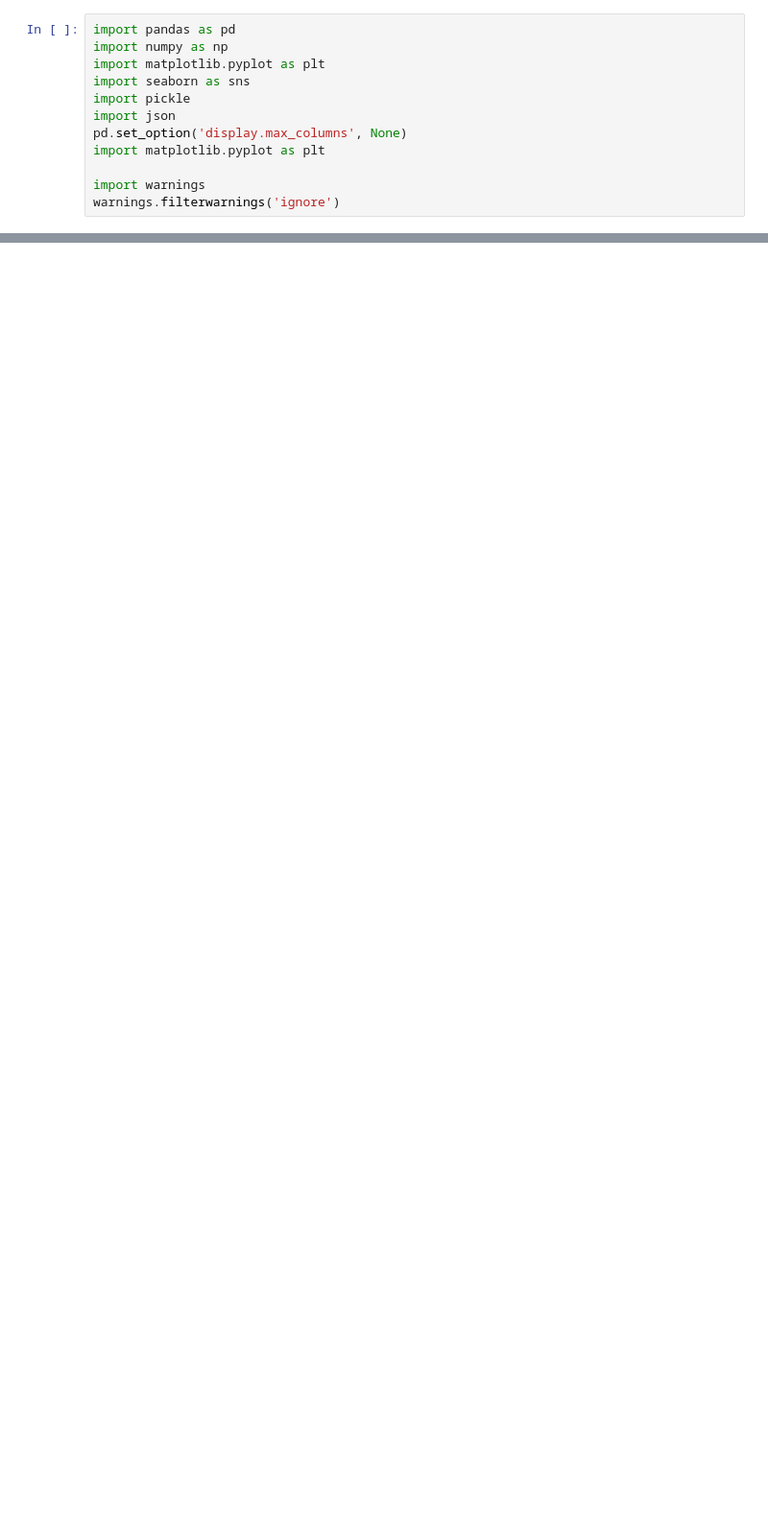
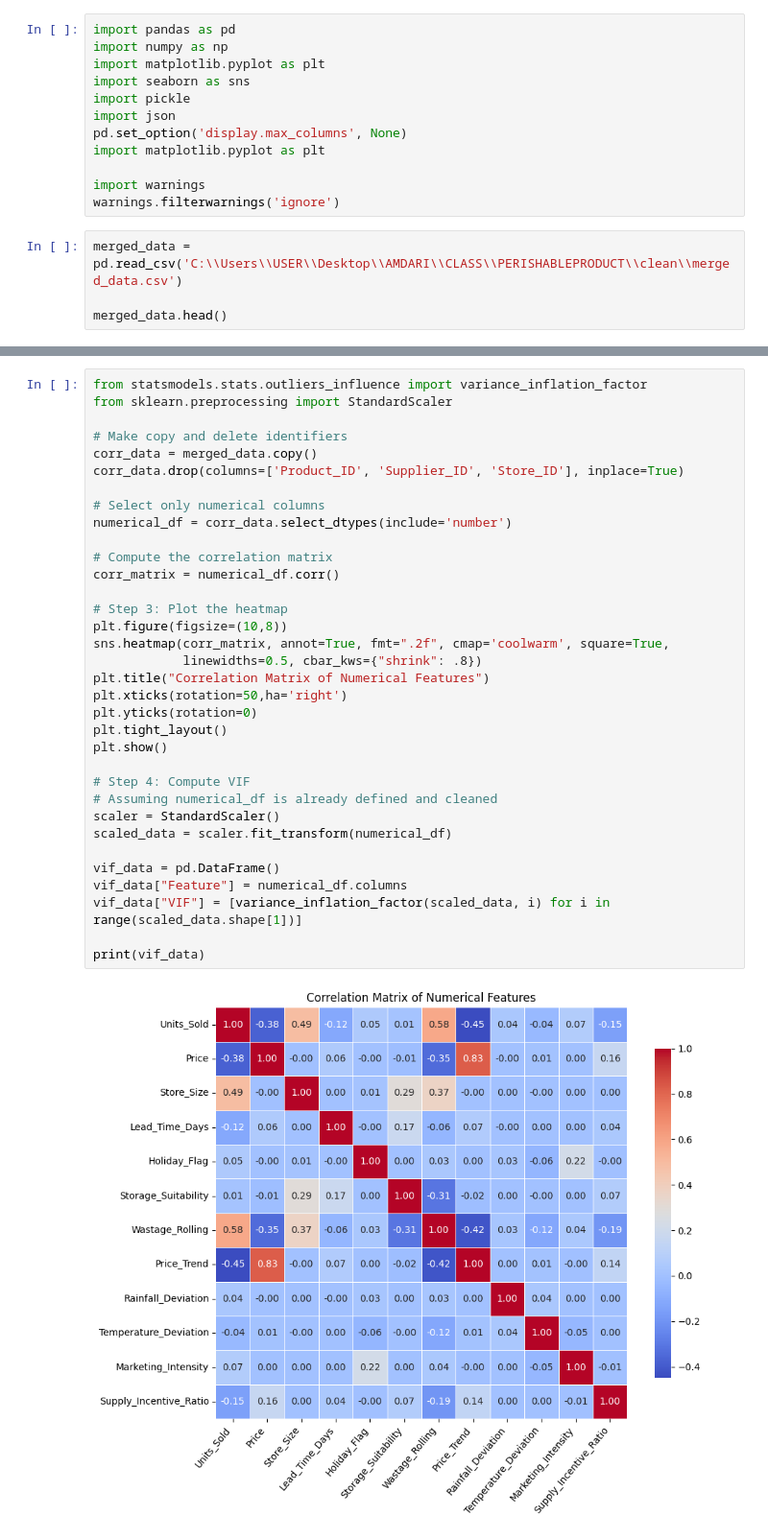
Before and after one commit to Sidikat123/perishable-predictor, a Jupyter notebook: model/model.ipynb, the cells around one changed output, grey strips where cells are left out. Shown: that part at 96% size. Cells and saved outputs as stored; diff of their text form; blank space fills up the shorter version.

```diff
--- a/model/model.ipynb
+++ b/model/model.ipynb
@@ -10,3 +10,7 @@ import matplotlib.pyplot as plt
 
 import warnings
 warnings.filterwarnings('ignore')
+# %%
+merged_data = pd.read_csv('C:\\Users\\USER\\Desktop\\AMDARI\\CLASS\\PERISHABLEPRODUCT\\clean\\merged_data.csv')
+
+merged_data.head()
@@ -12,0 +290,36 @@ warnings.filterwarnings('ignore')
+# %%
+from statsmodels.stats.outliers_influence import variance_inflation_factor
+from sklearn.preprocessing import StandardScaler
+
+# Make copy and delete identifiers
+corr_data = merged_data.copy()
+corr_data.drop(columns=['Product_ID', 'Supplier_ID', 'Store_ID'], inplace=True)
+
+# Select only numerical columns
+numerical_df = corr_data.select_dtypes(include='number')
+
+# Compute the correlation matrix
+corr_matrix = numerical_df.corr()
+
+# Step 3: Plot the heatmap
+plt.figure(figsize=(10,8))
+sns.heatmap(corr_matrix, annot=True, fmt=".2f", cmap='coolwarm', square=True,
+            linewidths=0.5, cbar_kws={"shrink": .8})
+plt.title("Correlation Matrix of Numerical Features")
+plt.xticks(rotation=50,ha='right')
+plt.yticks(rotation=0)
+plt.tight_layout()
+plt.show()
+
+# Step 4: Compute VIF
+# Assuming numerical_df is already defined and cleaned
+scaler = StandardScaler()
+scaled_data = scaler.fit_transform(numerical_df)
+
+vif_data = pd.DataFrame()
+vif_data["Feature"] = numerical_df.columns
+vif_data["VIF"] = [variance_inflation_factor(scaled_data, i) for i in range(scaled_data.shape[1])]
+
+print(vif_data)
+# %% [output]
+[figure, added]
```
Also changed, not shown: parts of 56 cells of this notebook, 14 other files.
